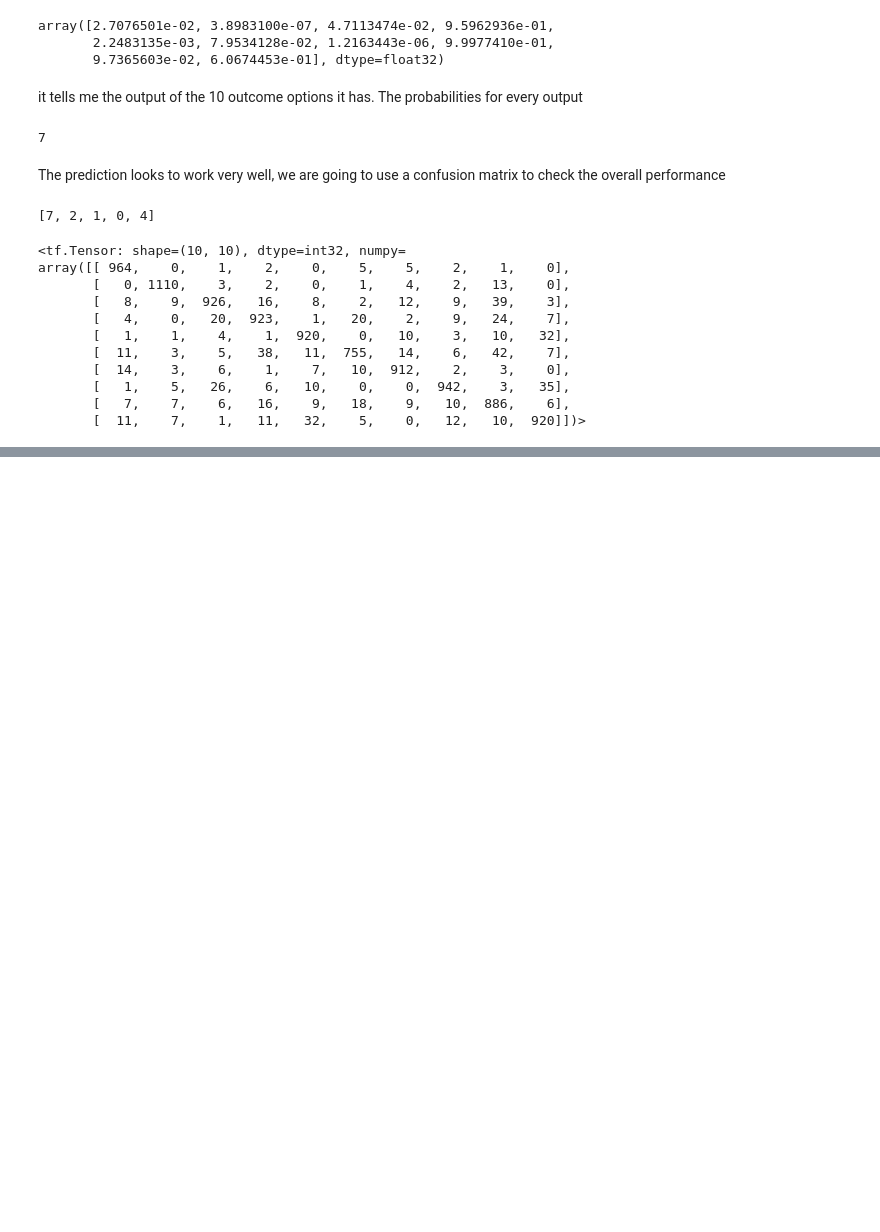
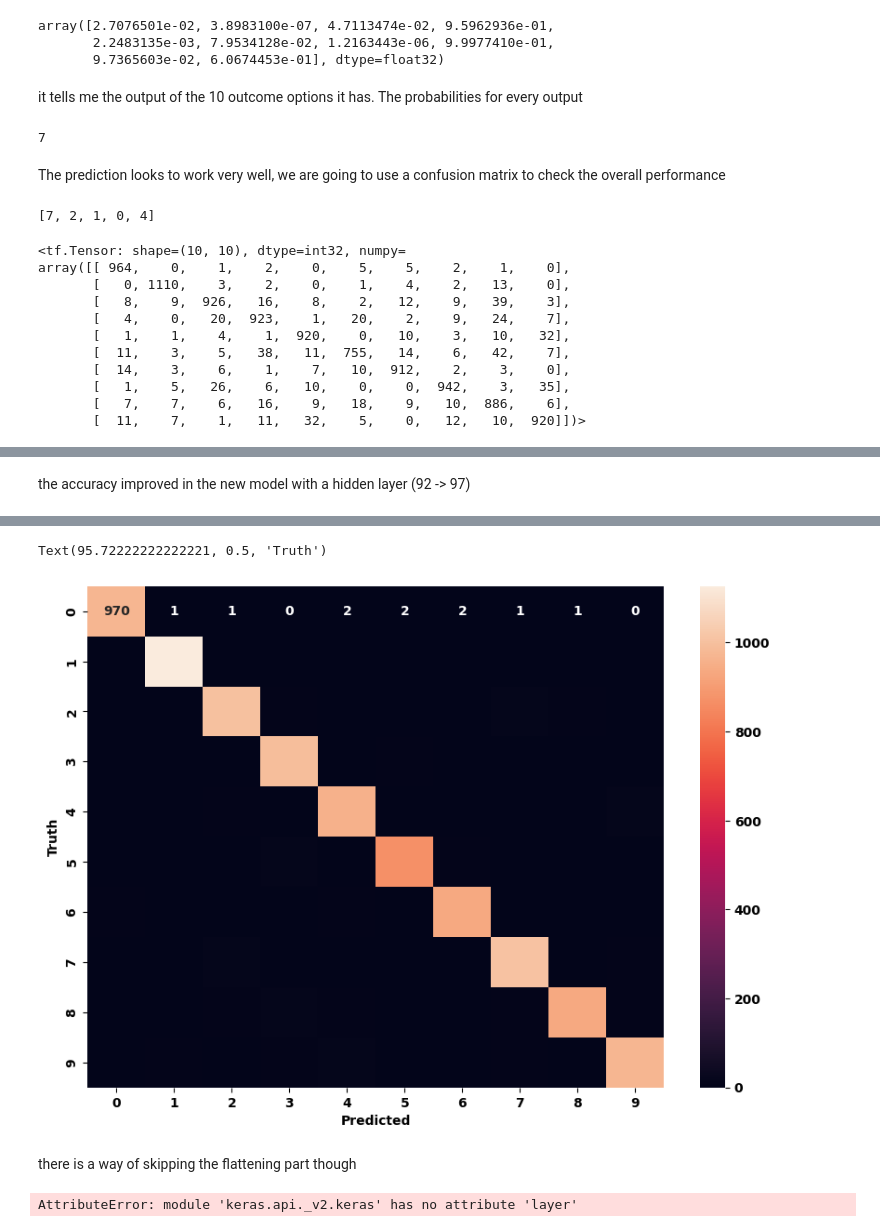
Before and after one commit to Valentin387/tensorFlow_01, a Jupyter notebook: Digit Classification.ipynb, the cells around one changed output, grey strips where cells are left out. Saved outputs shown, nothing was run; the diff lists cells and outputs as text; code cells hidden in the pictures; blank space fills up the shorter version.

Commit message:
first complete and successfull run
but the confusion matrices don't show test from the second row and on for some reason

```diff
--- a/Digit Classification.ipynb
+++ b/Digit Classification.ipynb
@@ -206,0 +228,12 @@ ModuleNotFoundError: No module named 'seaborn'
+# %% [markdown]
+the accuracy improved in the new model with a hidden layer (92 -> 97)
+# %%
+y_predicted = model.predict(X_test_flattened)
+y_predicted_labels = [np.argmax(i) for i in y_predicted]
+cm = tf.math.confusion_matrix(labels = y_test, predictions = y_predicted_labels)
+
+plt.figure(figsize=(10, 7))
+sn.heatmap(cm, annot=True, fmt='d')
+plt.xlabel("Predicted")
+plt.ylabel("Truth")
+# %% [output]
@@ -206,0 +241,20 @@ ModuleNotFoundError: No module named 'seaborn'
+Text(95.72222222222221, 0.5, 'Truth')
+[figure, added]
+# %% [markdown]
+there is a way of skipping the flattening part though
+# %%
+model = keras.Sequential([
+    keras.layer.Flatten(input_shape=(28,28)),
+    keras.layers.Dense(100, activation="relu"),  #you don't have to specify the input shape
+    keras.layers.Dense(10, activation="sigmoid")
+])
+
+model.compile(
+    optimizer="adam",
+    loss="sparse_categorical_crossentropy",
+    metrics=["accuracy"]
+)
+
+model.fit(X_train, y_train, epochs=5)
+# %% [output]
+AttributeError: module 'keras.api._v2.keras' has no attribute 'layer'
```
Also changed, not shown: parts of 5 cells of this notebook.
